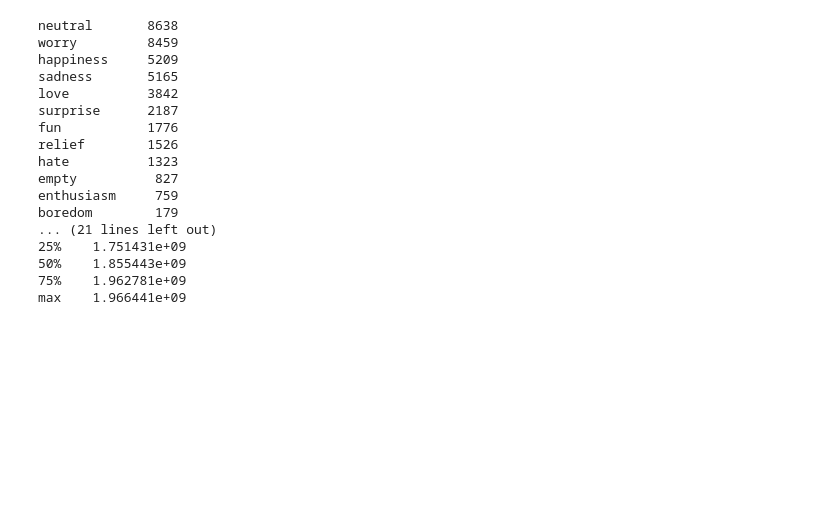
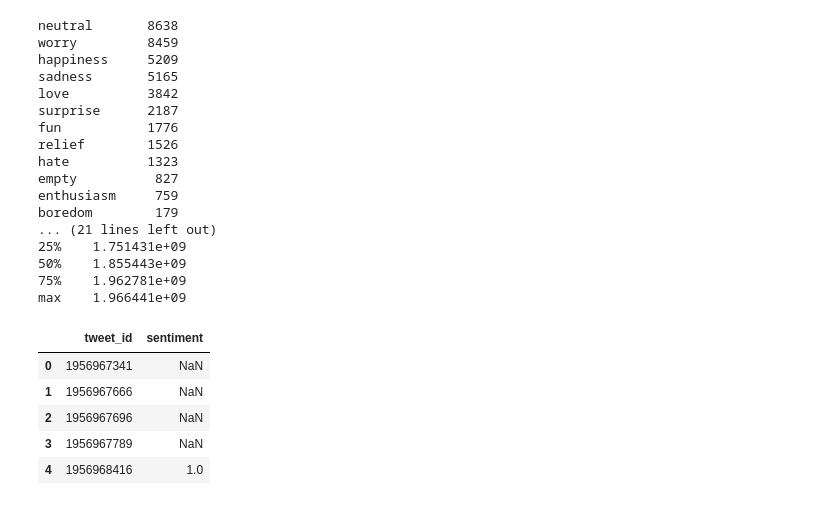
Before and after one commit to Agustindwinurhamidah/Machine-Learning, a Jupyter notebook: UTS_Machine_Learning.ipynb, the cells around one changed output. Saved outputs shown, nothing was run; the diff lists cells and outputs as text; code cells hidden in the pictures; blank space fills up the shorter version.

```diff
--- a/UTS_Machine_Learning.ipynb
+++ b/UTS_Machine_Learning.ipynb
@@ -159,3 +159,22 @@ boredom        179
 50%    1.855443e+09
 75%    1.962781e+09
 max    1.966441e+09
+# %%
+# Data untuk label
+new_labels = {
+    'neutral': 1,
+    'worry': 0
+}
+
+# Encode label
+df['sentiment'] = df['sentiment'].map(new_labels)
+
+# Cek data
+df.head()
+# %% [output]
+|  | tweet_id | sentiment |
+| 0 | 1956967341 | NaN |
+| 1 | 1956967666 | NaN |
+| 2 | 1956967696 | NaN |
+| 3 | 1956967789 | NaN |
+| 4 | 1956968416 | 1.0 |
```
Also changed, not shown: parts of 1 cell of this notebook.
